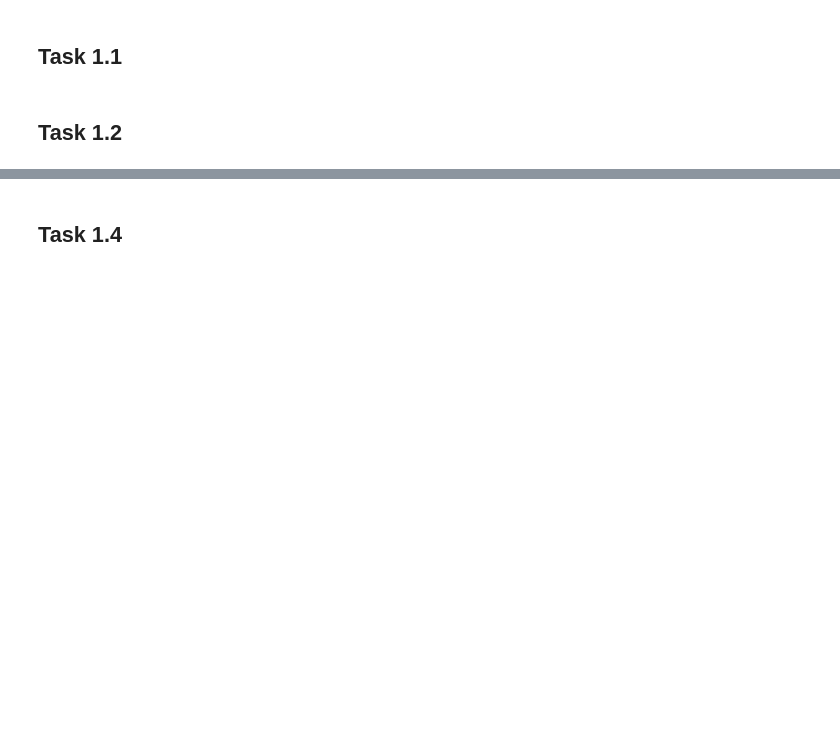
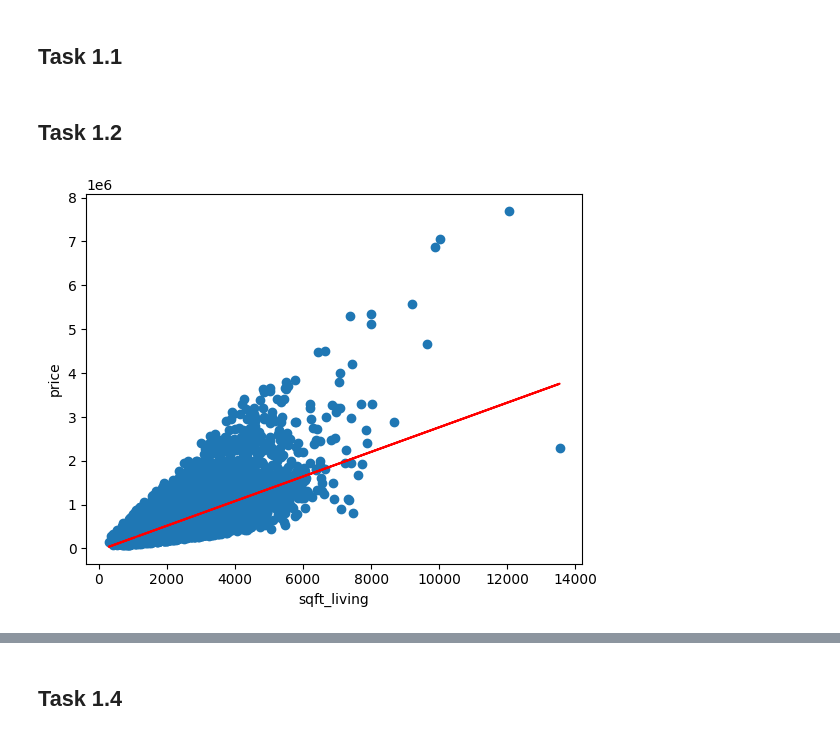
Before and after one commit to javim7/Artificial-Intelligence, a Jupyter notebook: Lab3-RegresionLineal/regresionLineal.ipynb, the cells around one changed output, grey strips where cells are left out. Cells and saved outputs as stored; diff of their text form; code cells hidden in the pictures; blank space fills up the shorter version.

```diff
--- a/Lab3-RegresionLineal/regresionLineal.ipynb
+++ b/Lab3-RegresionLineal/regresionLineal.ipynb
@@ -29,3 +29,19 @@ grad = lambda X,y,t : 2 * X.T @ (X @ t - y) / len(y)
 data = np.genfromtxt('kc_house_data.csv', delimiter=',', skip_header=1)
 # %% [markdown]
 ## Task 1.2
+# %%
+# Extraemos las variables "sqft_living" y "price" del array "data"
+X = data[:, 5]  # seleccionar la columna de sqft_living como variable independiente
+y = data[:, 2]  # seleccionar la columna de price como variable dependiente
+
+# Ajustamos un modelo polinomial de regresión lineal utilizando la función polyfit()
+p = np.polyfit(X, y, 1) # En este caso, utilizamos un modelo de grado 1 (una línea recta)
+
+# Graficamos los datos y la línea de regresión utilizando la librería matplotlib
+plt.scatter(X, y) # Graficamos los puntos (X,y) como un scatter plot
+plt.plot(X, np.polyval(p, X), 'r') # Graficamos la línea de regresión utilizando los coeficientes de la ecuación de regresión
+plt.xlabel('sqft_living') # Etiqueta del eje X
+plt.ylabel('price') # Etiqueta del eje Y
+plt.show() # Mostramos la gráfica
+# %% [output]
+[figure, added]
```
Also changed, not shown: parts of 9 cells of this notebook, 3 other files.
